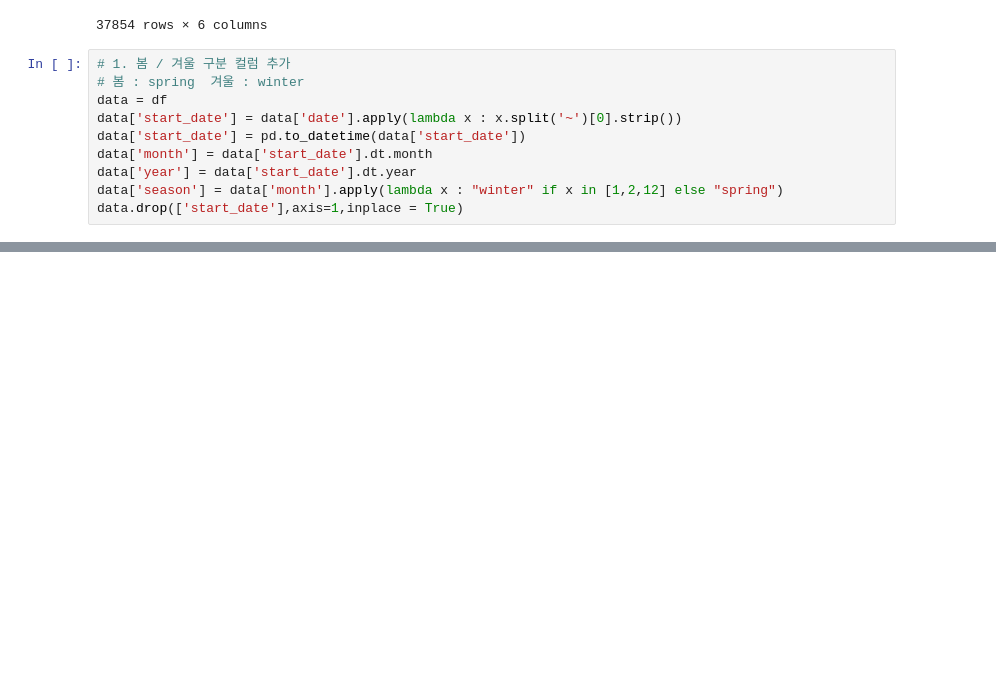
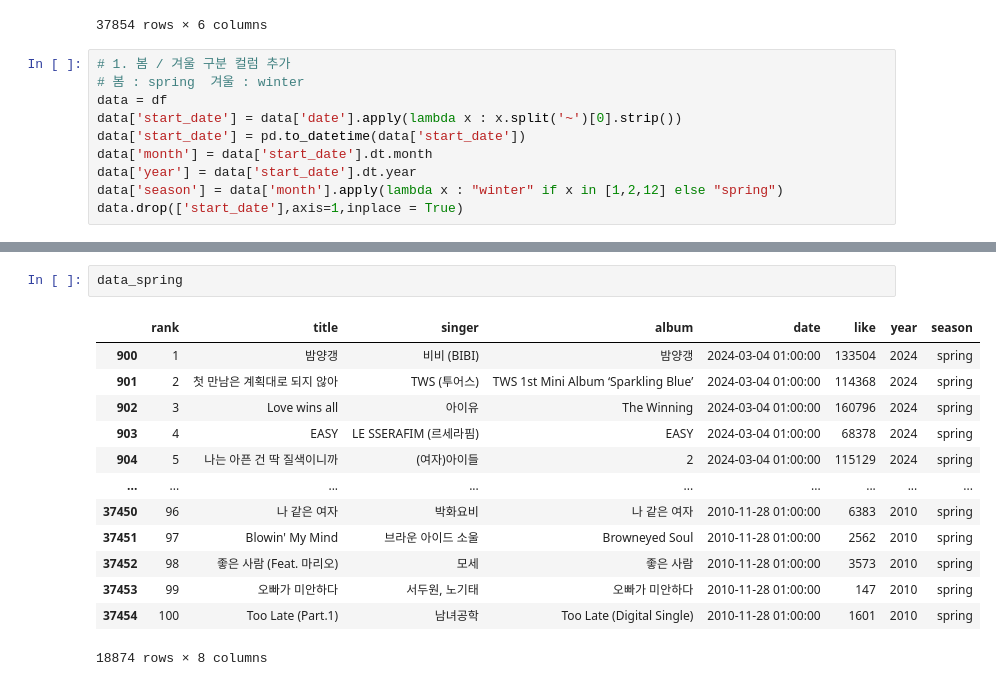
Before and after one commit to zjacom/Seasonal-songs, a Jupyter notebook: test_youngjun.ipynb, the cells around one changed output, grey strips where cells are left out. Saved outputs shown, nothing was run; the diff lists cells and outputs as text; blank space fills up the shorter version.

```diff
--- a/test_youngjun.ipynb
+++ b/test_youngjun.ipynb
@@ -222,0 +244,16 @@ data
+# %%
+data_spring
+# %% [output]
+|  | rank | title | singer | album | date | like | year | season |
+| 900 | 1 | 밤양갱 | 비비 (BIBI) | 밤양갱 | 2024-03-04 01:00:00 | 133504 | 2024 | spring |
+| 901 | 2 | 첫 만남은 계획대로 되지 않아 | TWS (투어스) | TWS 1st Mini Album ‘Sparkling Blue’ | 2024-03-04 01:00:00 | 114368 | 2024 | spring |
+| 902 | 3 | Love wins all | 아이유 | The Winning | 2024-03-04 01:00:00 | 160796 | 2024 | spring |
+| 903 | 4 | EASY | LE SSERAFIM (르세라핌) | EASY | 2024-03-04 01:00:00 | 68378 | 2024 | spring |
+| 904 | 5 | 나는 아픈 건 딱 질색이니까 | (여자)아이들 | 2 | 2024-03-04 01:00:00 | 115129 | 2024 | spring |
+| ... | ... | ... | ... | ... | ... | ... | ... | ... |
+| 37450 | 96 | 나 같은 여자 | 박화요비 | 나 같은 여자 | 2010-11-28 01:00:00 | 6383 | 2010 | spring |
+| 37451 | 97 | Blowin' My Mind | 브라운 아이드 소울 | Browneyed Soul | 2010-11-28 01:00:00 | 2562 | 2010 | spring |
+| 37452 | 98 | 좋은 사람 (Feat. 마리오) | 모세 | 좋은 사람 | 2010-11-28 01:00:00 | 3573 | 2010 | spring |
+| 37453 | 99 | 오빠가 미안하다 | 서두원, 노기태 | 오빠가 미안하다 | 2010-11-28 01:00:00 | 147 | 2010 | spring |
+| 37454 | 100 | Too Late (Part.1) | 남녀공학 | Too Late (Digital Single) | 2010-11-28 01:00:00 | 1601 | 2010 | spring |
+18874 rows × 8 columns
```
Also changed, not shown: parts of 8 cells of this notebook, 2 other files.
